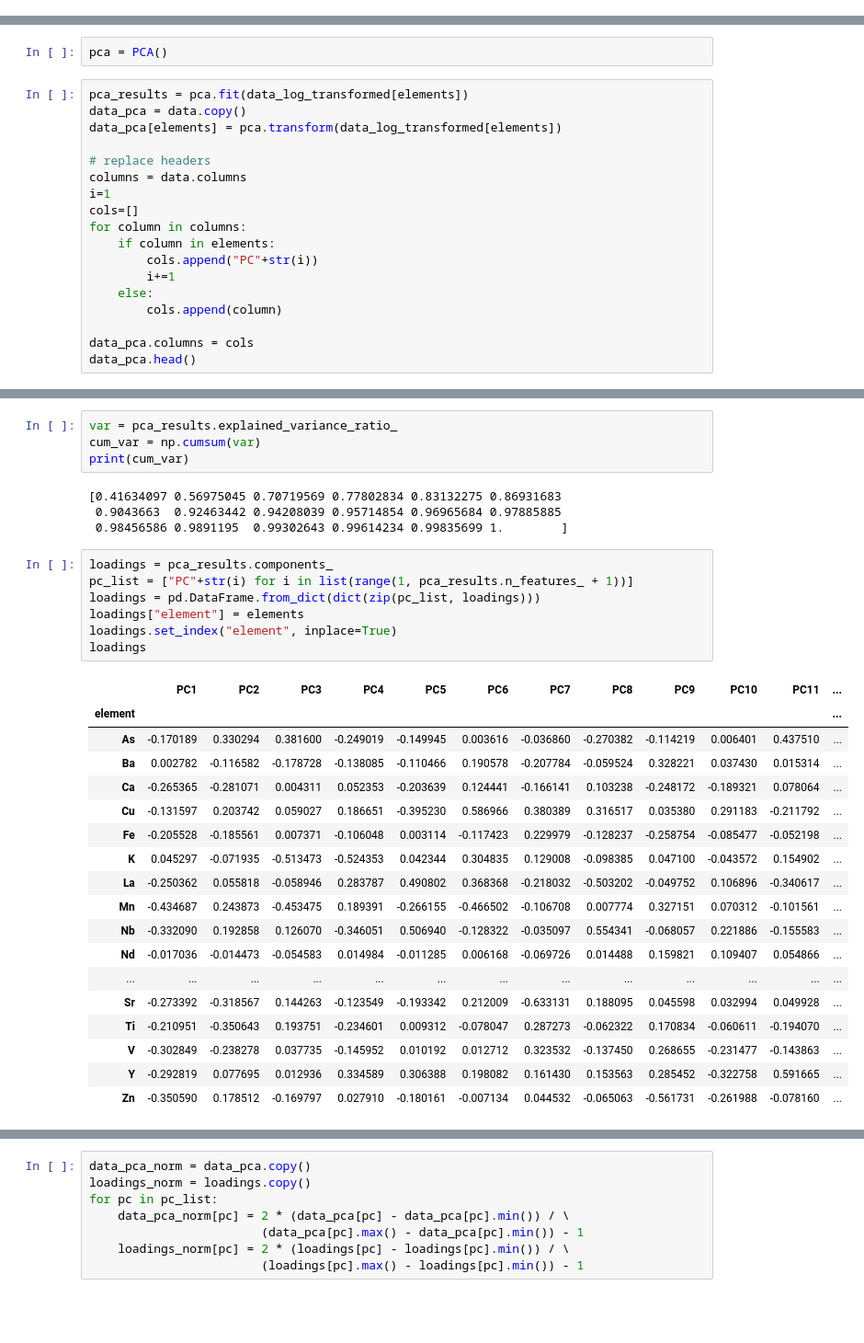
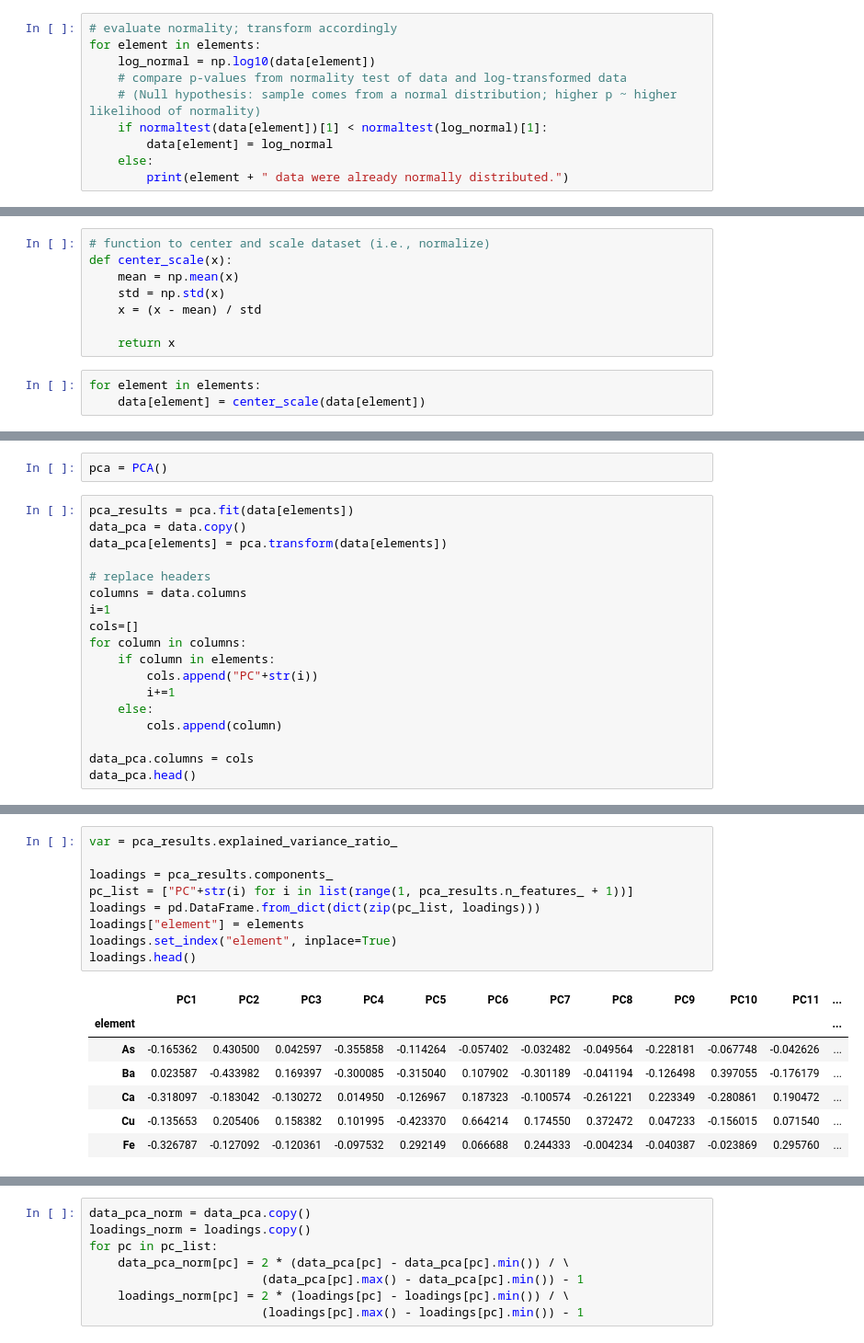
Before and after one commit to cardinalgeo/EPSC-552-Mont-St-Hilaire, a Jupyter notebook: notebooks/multivariate.ipynb, the cells around one changed output, grey strips where cells are left out. Shown at 92% size. Cells and saved outputs as stored; diff of their text form; blank space fills up the shorter version.

```diff
--- a/notebooks/multivariate.ipynb
+++ b/notebooks/multivariate.ipynb
@@ -41,0 +45,10 @@ data_log_transformed
+# %%
+# evaluate normality; transform accordingly
+for element in elements:
+    log_normal = np.log10(data[element])
+    # compare p-values from normality test of data and log-transformed data
+    # (Null hypothesis: sample comes from a normal distribution; higher p ~ higher likelihood of normality)
+    if normaltest(data[element])[1] < normaltest(log_normal)[1]:
+        data[element] = log_normal
+    else:
+        print(element + " data were already normally distributed.")
@@ -41,0 +60,11 @@ data_log_transformed
+# %%
+# function to center and scale dataset (i.e., normalize)
+def center_scale(x):
+    mean = np.mean(x)
+    std = np.std(x)
+    x = (x - mean) / std
+
+    return x
+# %%
+for element in elements:
+    data[element] = center_scale(data[element])
@@ -42,9 +87,9 @@ data_log_transformed
 # %%
 pca = PCA()
 # %%
-pca_results = pca.fit(data_log_transformed[elements])
+pca_results = pca.fit(data[elements])
 data_pca = data.copy()
-data_pca[elements] = pca.transform(data_log_transformed[elements])
+data_pca[elements] = pca.transform(data[elements])
 
 # replace headers
 columns = data.columns
@@ -69,35 +114,18 @@ data_pca.head()
 5 rows × 21 columns
-# %%
-var = pca_results.explained_variance_ratio_
-cum_var = np.cumsum(var)
-print(cum_var)
-# %% [output]
-[0.41634097 0.56975045 0.70719569 0.77802834 0.83132275 0.86931683
- 0.9043663  0.92463442 0.94208039 0.95714854 0.96965684 0.97885885
- 0.98456586 0.9891195  0.99302643 0.99614234 0.99835699 1.        ]
 # %%
+var = pca_results.explained_variance_ratio_
+
 loadings = pca_results.components_
 pc_list = ["PC"+str(i) for i in list(range(1, pca_results.n_features_ + 1))]
 loadings = pd.DataFrame.from_dict(dict(zip(pc_list, loadings)))
 loadings["element"] = elements
 loadings.set_index("element", inplace=True)
-loadings
+loadings.head()
 # %% [output]
 |  | PC1 | PC2 | PC3 | PC4 | PC5 | PC6 | PC7 | PC8 | PC9 | PC10 | PC11 | ... |
 | element |  |  |  |  |  |  |  |  |  |  |  | ... |
-| As | -0.170189 | 0.330294 | 0.381600 | -0.249019 | -0.149945 | 0.003616 | -0.036860 | -0.270382 | -0.114219 | 0.006401 | 0.437510 | ... |
-| Ba | 0.002782 | -0.116582 | -0.178728 | -0.138085 | -0.110466 | 0.190578 | -0.207784 | -0.059524 | 0.328221 | 0.037430 | 0.015314 | ... |
-| Ca | -0.265365 | -0.281071 | 0.004311 | 0.052353 | -0.203639 | 0.124441 | -0.166141 | 0.103238 | -0.248172 | -0.189321 | 0.078064 | ... |
-| Cu | -0.131597 | 0.203742 | 0.059027 | 0.186651 | -0.395230 | 0.586966 | 0.380389 | 0.316517 | 0.035380 | 0.291183 | -0.211792 | ... |
-| Fe | -0.205528 | -0.185561 | 0.007371 | -0.106048 | 0.003114 | -0.117423 | 0.229979 | -0.128237 | -0.258754 | -0.085477 | -0.052198 | ... |
-| K | 0.045297 | -0.071935 | -0.513473 | -0.524353 | 0.042344 | 0.304835 | 0.129008 | -0.098385 | 0.047100 | -0.043572 | 0.154902 | ... |
-| La | -0.250362 | 0.055818 | -0.058946 | 0.283787 | 0.490802 | 0.368368 | -0.218032 | -0.503202 | -0.049752 | 0.106896 | -0.340617 | ... |
-| Mn | -0.434687 | 0.243873 | -0.453475 | 0.189391 | -0.266155 | -0.466502 | -0.106708 | 0.007774 | 0.327151 | 0.070312 | -0.101561 | ... |
-| Nb | -0.332090 | 0.192858 | 0.126070 | -0.346051 | 0.506940 | -0.128322 | -0.035097 | 0.554341 | -0.068057 | 0.221886 | -0.155583 | ... |
-| Nd | -0.017036 | -0.014473 | -0.054583 | 0.014984 | -0.011285 | 0.006168 | -0.069726 | 0.014488 | 0.159821 | 0.109407 | 0.054866 | ... |
-| ... | ... | ... | ... | ... | ... | ... | ... | ... | ... | ... | ... | ... |
-| Sr | -0.273392 | -0.318567 | 0.144263 | -0.123549 | -0.193342 | 0.212009 | -0.633131 | 0.188095 | 0.045598 | 0.032994 | 0.049928 | ... |
-| Ti | -0.210951 | -0.350643 | 0.193751 | -0.234601 | 0.009312 | -0.078047 | 0.287273 | -0.062322 | 0.170834 | -0.060611 | -0.194070 | ... |
-| V | -0.302849 | -0.238278 | 0.037735 | -0.145952 | 0.010192 | 0.012712 | 0.323532 | -0.137450 | 0.268655 | -0.231477 | -0.143863 | ... |
-| Y | -0.292819 | 0.077695 | 0.012936 | 0.334589 | 0.306388 | 0.198082 | 0.161430 | 0.153563 | 0.285452 | -0.322758 | 0.591665 | ... |
-| Zn | -0.350590 | 0.178512 | -0.169797 | 0.027910 | -0.180161 | -0.007134 | 0.044532 | -0.065063 | -0.561731 | -0.261988 | -0.078160 | ... |
+| As | -0.165362 | 0.430500 | 0.042597 | -0.355858 | -0.114264 | -0.057402 | -0.032482 | -0.049564 | -0.228181 | -0.067748 | -0.042626 | ... |
+| Ba | 0.023587 | -0.433982 | 0.169397 | -0.300085 | -0.315040 | 0.107902 | -0.301189 | -0.041194 | -0.126498 | 0.397055 | -0.176179 | ... |
+| Ca | -0.318097 | -0.183042 | -0.130272 | 0.014950 | -0.126967 | 0.187323 | -0.100574 | -0.261221 | 0.223349 | -0.280861 | 0.190472 | ... |
+| Cu | -0.135653 | 0.205406 | 0.158382 | 0.101995 | -0.423370 | 0.664214 | 0.174550 | 0.372472 | 0.047233 | -0.156015 | 0.071540 | ... |
+| Fe | -0.326787 | -0.127092 | -0.120361 | -0.097532 | 0.292149 | 0.066688 | 0.244333 | -0.004234 | -0.040387 | -0.023869 | 0.295760 | ... |
```
Also changed, not shown: parts of 38 cells of this notebook.
